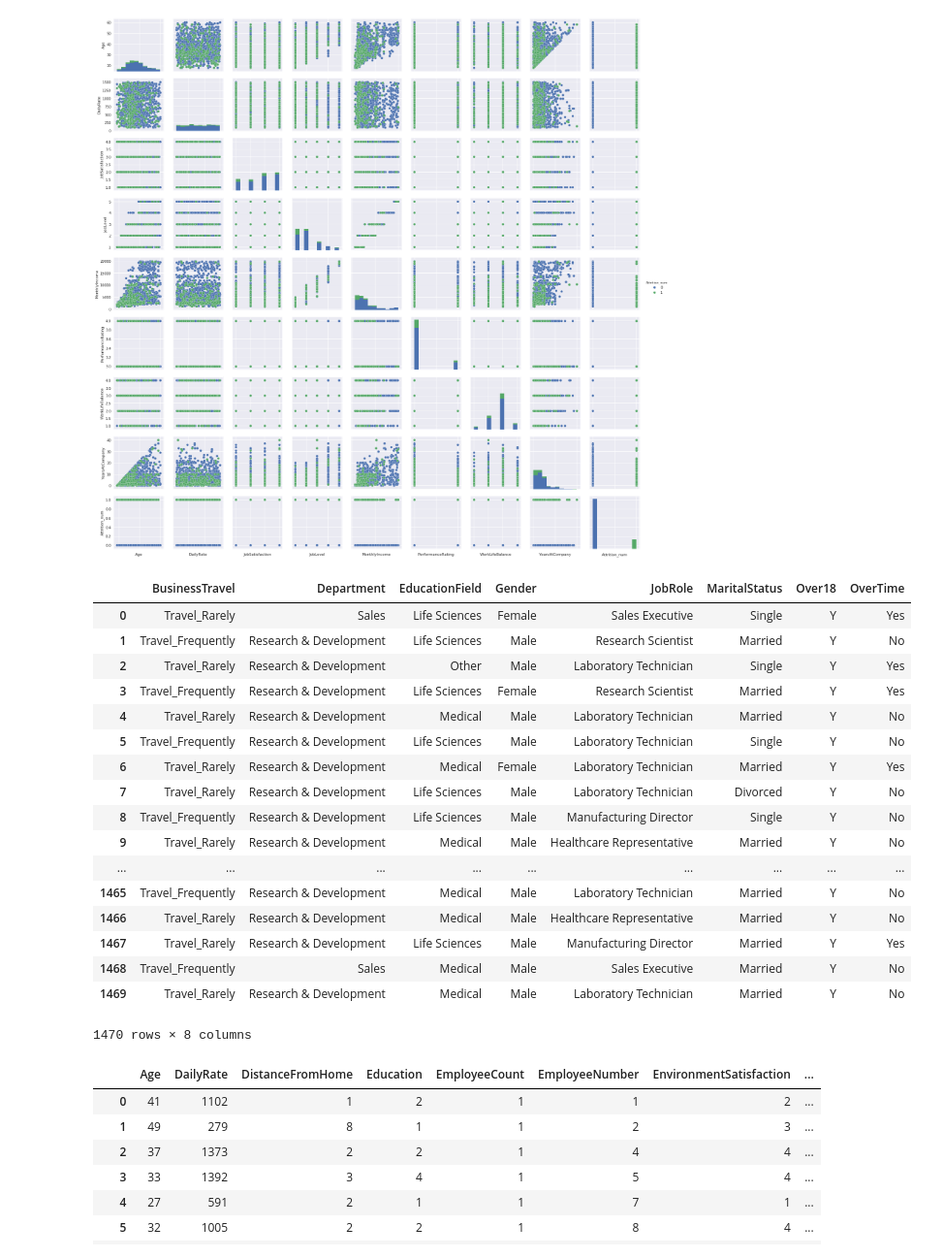
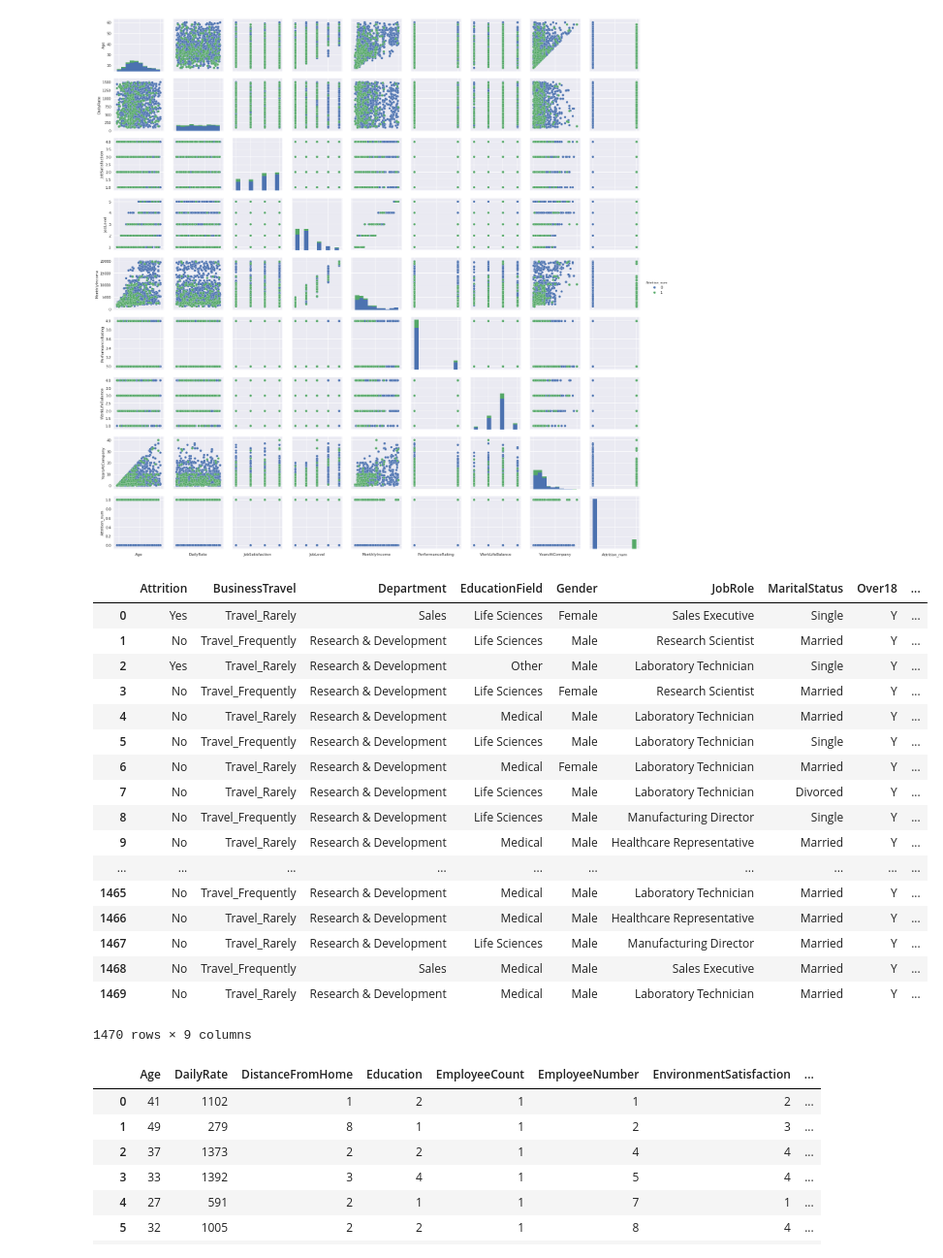
Before and after one commit to nelson-wu/employee-attrition-ml, a Jupyter notebook: IBM Attrition EDA.ipynb, the cells around one changed output. Shown at 97% size. Saved outputs shown, nothing was run; the diff lists cells and outputs as text; code cells hidden in the pictures.

```diff
--- a/IBM Attrition EDA.ipynb
+++ b/IBM Attrition EDA.ipynb
@@ -113,27 +112,27 @@ g.set(xticklabels=[])
 <seaborn.axisgrid.PairGrid at 0x...>
 [figure]
 # %%
-categorical = attrition.select_dtypes(include=['object']).drop(u'Attrition', 1)
+categorical = attrition.select_dtypes(include=['object'])
 categorical
 # %% [output]
-|  | BusinessTravel | Department | EducationField | Gender | JobRole | MaritalStatus | Over18 | OverTime |
-| 0 | Travel_Rarely | Sales | Life Sciences | Female | Sales Executive | Single | Y | Yes |
-| 1 | Travel_Frequently | Research & Development | Life Sciences | Male | Research Scientist | Married | Y | No |
-| 2 | Travel_Rarely | Research & Development | Other | Male | Laboratory Technician | Single | Y | Yes |
-| 3 | Travel_Frequently | Research & Development | Life Sciences | Female | Research Scientist | Married | Y | Yes |
-| 4 | Travel_Rarely | Research & Development | Medical | Male | Laboratory Technician | Married | Y | No |
-| 5 | Travel_Frequently | Research & Development | Life Sciences | Male | Laboratory Technician | Single | Y | No |
-| 6 | Travel_Rarely | Research & Development | Medical | Female | Laboratory Technician | Married | Y | Yes |
-| 7 | Travel_Rarely | Research & Development | Life Sciences | Male | Laboratory Technician | Divorced | Y | No |
-| 8 | Travel_Frequently | Research & Development | Life Sciences | Male | Manufacturing Director | Single | Y | No |
-| 9 | Travel_Rarely | Research & Development | Medical | Male | Healthcare Representative | Married | Y | No |
-| ... | ... | ... | ... | ... | ... | ... | ... | ... |
-| 1465 | Travel_Frequently | Research & Development | Medical | Male | Laboratory Technician | Married | Y | No |
-| 1466 | Travel_Rarely | Research & Development | Medical | Male | Healthcare Representative | Married | Y | No |
-| 1467 | Travel_Rarely | Research & Development | Life Sciences | Male | Manufacturing Director | Married | Y | Yes |
-| 1468 | Travel_Frequently | Sales | Medical | Male | Sales Executive | Married | Y | No |
-| 1469 | Travel_Rarely | Research & Development | Medical | Male | Laboratory Technician | Married | Y | No |
+|  | Attrition | BusinessTravel | Department | EducationField | Gender | JobRole | MaritalStatus | Over18 | ... |
+| 0 | Yes | Travel_Rarely | Sales | Life Sciences | Female | Sales Executive | Single | Y | ... |
+| 1 | No | Travel_Frequently | Research & Development | Life Sciences | Male | Research Scientist | Married | Y | ... |
+| 2 | Yes | Travel_Rarely | Research & Development | Other | Male | Laboratory Technician | Single | Y | ... |
+| 3 | No | Travel_Frequently | Research & Development | Life Sciences | Female | Research Scientist | Married | Y | ... |
+| 4 | No | Travel_Rarely | Research & Development | Medical | Male | Laboratory Technician | Married | Y | ... |
+| 5 | No | Travel_Frequently | Research & Development | Life Sciences | Male | Laboratory Technician | Single | Y | ... |
+| 6 | No | Travel_Rarely | Research & Development | Medical | Female | Laboratory Technician | Married | Y | ... |
+| 7 | No | Travel_Rarely | Research & Development | Life Sciences | Male | Laboratory Technician | Divorced | Y | ... |
+| 8 | No | Travel_Frequently | Research & Development | Life Sciences | Male | Manufacturing Director | Single | Y | ... |
+| 9 | No | Travel_Rarely | Research & Development | Medical | Male | Healthcare Representative | Married | Y | ... |
+| ... | ... | ... | ... | ... | ... | ... | ... | ... | ... |
+| 1465 | No | Travel_Frequently | Research & Development | Medical | Male | Laboratory Technician | Married | Y | ... |
+| 1466 | No | Travel_Rarely | Research & Development | Medical | Male | Healthcare Representative | Married | Y | ... |
+| 1467 | No | Travel_Rarely | Research & Development | Life Sciences | Male | Manufacturing Director | Married | Y | ... |
+| 1468 | No | Travel_Frequently | Sales | Medical | Male | Sales Executive | Married | Y | ... |
+| 1469 | No | Travel_Rarely | Research & Development | Medical | Male | Laboratory Technician | Married | Y | ... |
-1470 rows × 8 columns
+1470 rows × 9 columns
 # %%
 numerical = attrition_numerical_cols.drop(u'Attrition_num', 1)
 numerical
```
Also changed, not shown: parts of 5 cells of this notebook.
